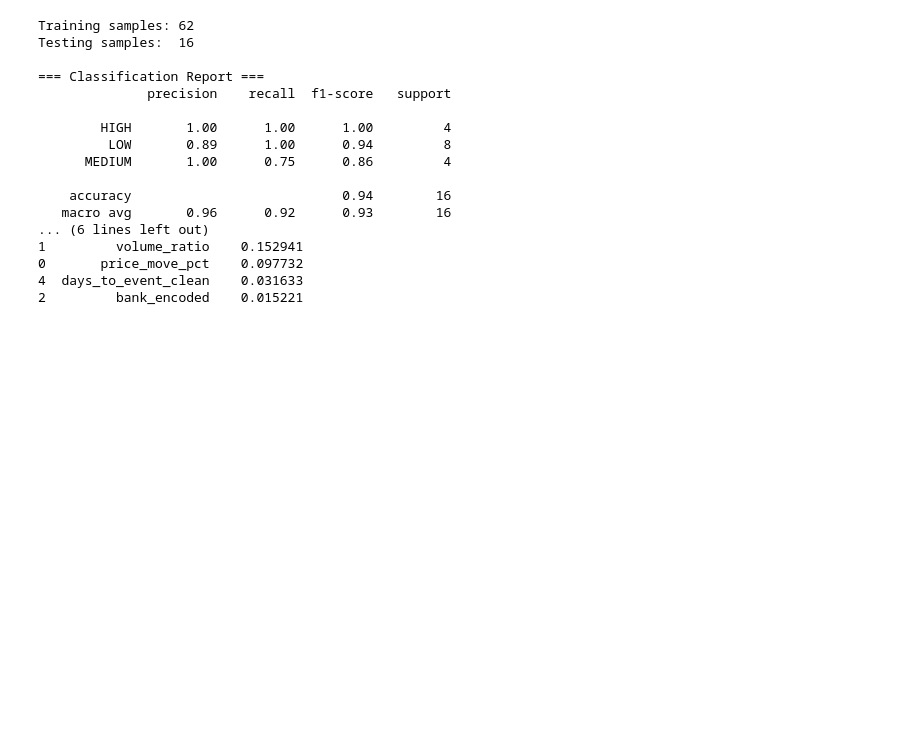
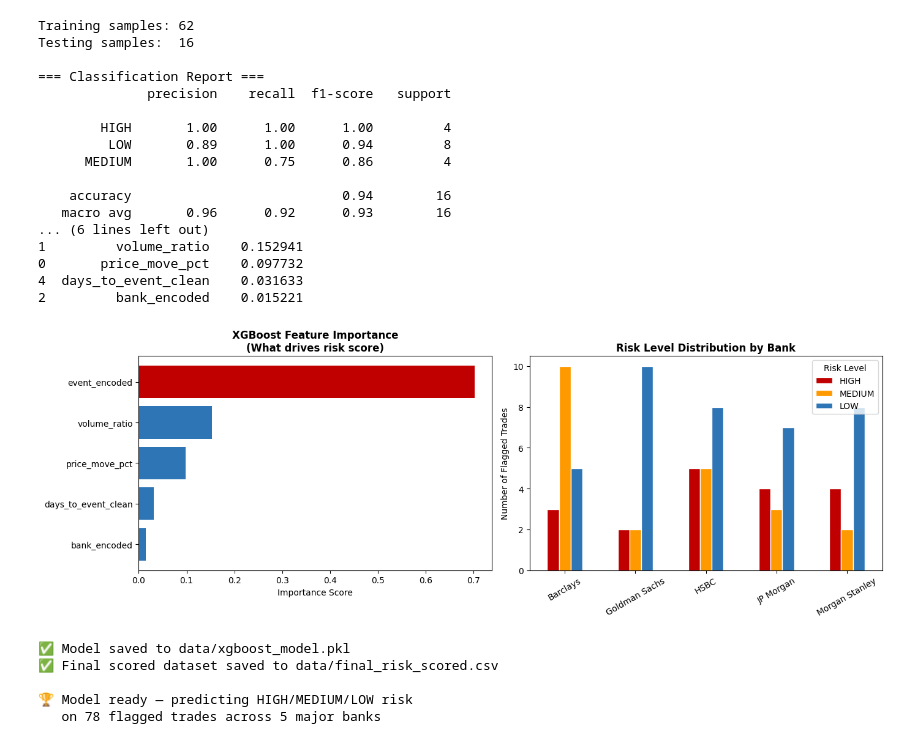
Before and after one commit to mrsaurabhjain/Trade-Surveillance-ml, a Jupyter notebook: notebooks/04_xgboost_risk_scorer.ipynb, the cells around one changed output. Saved outputs shown, nothing was run; the diff lists cells and outputs as text; code cells hidden in the pictures; blank space fills up the shorter version.

```diff
--- a/notebooks/04_xgboost_risk_scorer.ipynb
+++ b/notebooks/04_xgboost_risk_scorer.ipynb
@@ -212,3 +212,58 @@ Testing samples:  16
 0       price_move_pct    0.097732
 4  days_to_event_clean    0.031633
 2         bank_encoded    0.015221
+# %%
+import pickle
+
+fig, axes = plt.subplots(1, 2, figsize=(14, 5))
+
+# ── Feature importance chart ──────────────────────────────────
+colours = ['#C00000','#2E75B6','#2E75B6','#2E75B6','#2E75B6']
+axes[0].barh(importance_df['feature'], importance_df['importance'], color=colours)
+axes[0].set_title('XGBoost Feature Importance\n(What drives risk score)', fontweight='bold')
+axes[0].set_xlabel('Importance Score')
+axes[0].invert_yaxis()
+
+# ── Risk distribution per bank ────────────────────────────────
+risk_bank = df.groupby(['bank','risk_level']).size().unstack(fill_value=0)
+risk_bank = risk_bank.reindex(columns=['HIGH','MEDIUM','LOW'], fill_value=0)
+risk_bank.plot(
+    kind='bar', ax=axes[1],
+    color=['#C00000','#FF9900','#2E75B6'],
+    edgecolor='white'
+)
+axes[1].set_title('Risk Level Distribution by Bank', fontweight='bold')
+axes[1].set_xlabel('')
+axes[1].set_ylabel('Number of Flagged Trades')
+axes[1].tick_params(axis='x', rotation=30)
+axes[1].legend(title='Risk Level')
+
+plt.tight_layout()
+plt.savefig('../data/xgboost_results.png', dpi=150, bbox_inches='tight')
+plt.show()
+
+# ── Save model and encoders ───────────────────────────────────
+with open('../data/xgboost_model.pkl', 'wb') as f:
+    pickle.dump(model, f)
+with open('../data/encoders.pkl', 'wb') as f:
+    pickle.dump({
+        'bank':  bank_encoder,
+        'event': event_encoder,
+        'risk':  risk_encoder
+    }, f)
+
+# ── Save final scored dataset ─────────────────────────────────
+df['predicted_risk'] = risk_encoder.inverse_transform(y_pred_full := model.predict(X))
+df.to_csv('../data/final_risk_scored.csv', index=False)
+
+print("✅ Model saved to data/xgboost_model.pkl")
+print("✅ Final scored dataset saved to data/final_risk_scored.csv")
+print(f"\n🏆 Model ready — predicting HIGH/MEDIUM/LOW risk")
+print(f"   on {len(df)} flagged trades across 5 major banks")
+# %% [output]
+[figure, added]
+✅ Model saved to data/xgboost_model.pkl
+✅ Final scored dataset saved to data/final_risk_scored.csv
+
+🏆 Model ready — predicting HIGH/MEDIUM/LOW risk
+   on 78 flagged trades across 5 major banks
```
Also changed, not shown: 1 other file.
